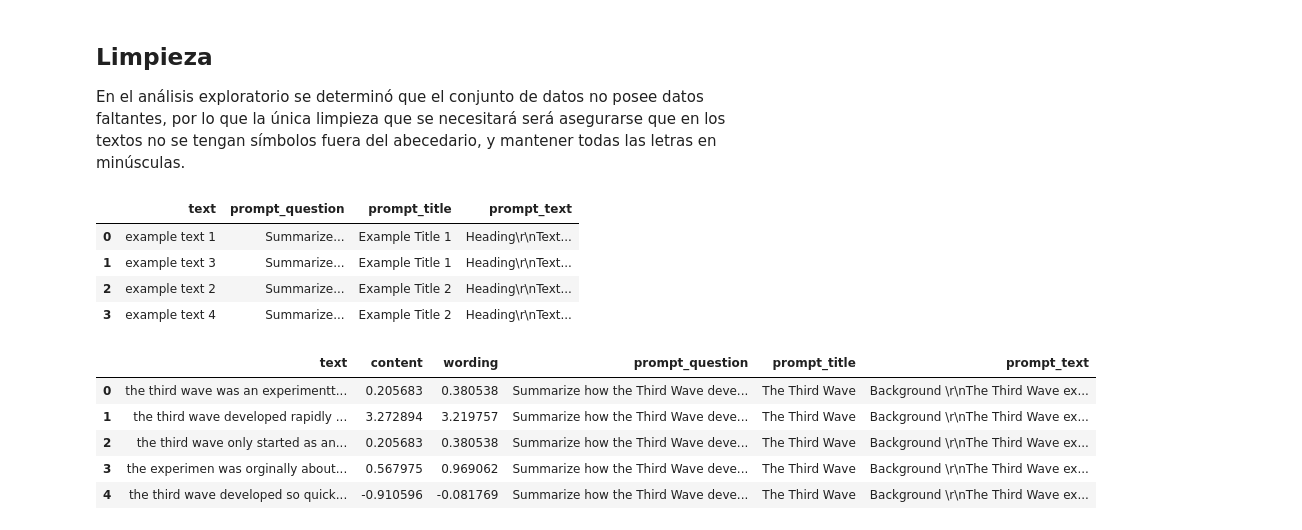
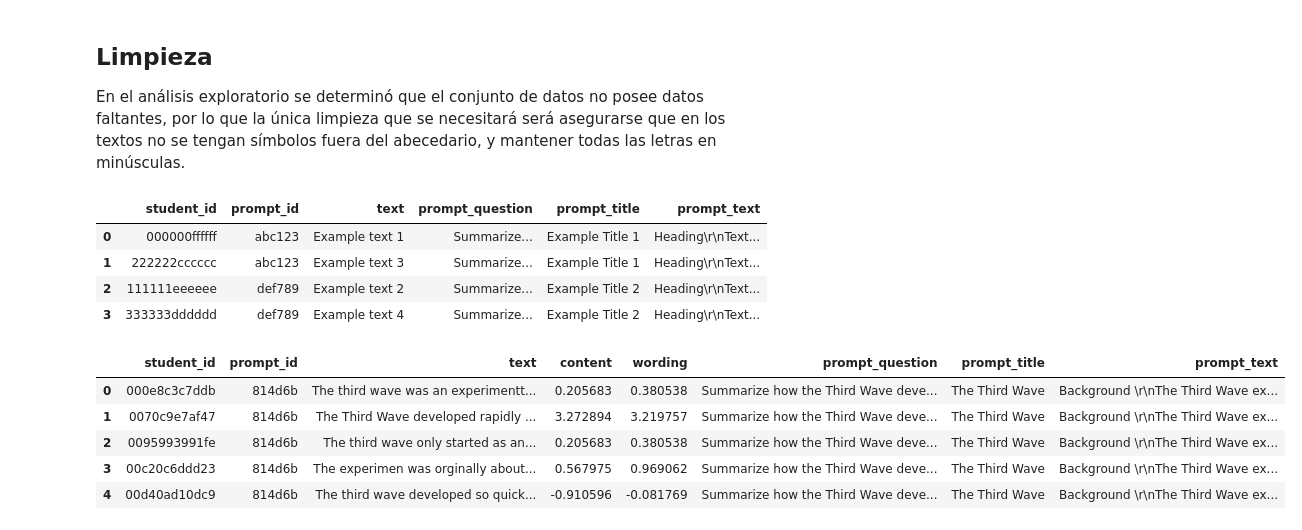
Before and after one commit to Kojimena/DS-P2, a Jupyter notebook: analisis_exploratorio.ipynb, the cells around one changed output. Drawn from its saved outputs; the diff is of its cells as text; code cells hidden in the pictures.

```diff
--- a/analisis_exploratorio.ipynb
+++ b/analisis_exploratorio.ipynb
@@ -296,27 +296,27 @@ memory usage: 324.0+ bytes
 
 En el análisis exploratorio se determinó que el conjunto de datos no posee datos faltantes, por lo que la única limpieza que se necesitará será asegurarse que en los textos no se tengan símbolos fuera del abecedario, y mantener todas las letras en minúsculas.
 # %%
-df_test['text'] = df_test['text'].str.replace('[^a-zA-Z0-9\s]', '', regex=True)
-df_test['text'] = df_test['text'].str.lower()
-df_test.drop(columns=['student_id', 'prompt_id'], inplace=True)
+#df_test['text'] = df_test['text'].str.replace('[^a-zA-Z0-9\s]', '', regex=True)
+#df_test['text'] = df_test['text'].str.lower()
+#f_test.drop(columns=['student_id', 'prompt_id'], inplace=True)
 
 df_test.head()
 # %% [output]
-|  | text | prompt_question | prompt_title | prompt_text |
-| 0 | example text 1 | Summarize... | Example Title 1 | Heading\r\nText... |
-| 1 | example text 3 | Summarize... | Example Title 1 | Heading\r\nText... |
-| 2 | example text 2 | Summarize... | Example Title 2 | Heading\r\nText... |
-| 3 | example text 4 | Summarize... | Example Title 2 | Heading\r\nText... |
+|  | student_id | prompt_id | text | prompt_question | prompt_title | prompt_text |
+| 0 | 000000ffffff | abc123 | Example text 1 | Summarize... | Example Title 1 | Heading\r\nText... |
+| 1 | 222222cccccc | abc123 | Example text 3 | Summarize... | Example Title 1 | Heading\r\nText... |
+| 2 | 111111eeeeee | def789 | Example text 2 | Summarize... | Example Title 2 | Heading\r\nText... |
+| 3 | 333333dddddd | def789 | Example text 4 | Summarize... | Example Title 2 | Heading\r\nText... |
 # %%
-df_train['text'] = df_train['text'].str.replace('[^a-zA-Z0-9\s]', '', regex=True)
-df_train['text'] = df_train['text'].str.lower()
-df_train.drop(columns=['student_id', 'prompt_id'], inplace=True)
+#df_train['text'] = df_train['text'].str.replace('[^a-zA-Z0-9\s]', '', regex=True)
+#df_train['text'] = df_train['text'].str.lower()
+#df_train.drop(columns=['prompt_id'], inplace=True)
 
 df_train.head()
 # %% [output]
-|  | text | content | wording | prompt_question | prompt_title | prompt_text |
-| 0 | the third wave was an experimentt... | 0.205683 | 0.380538 | Summarize how the Third Wave deve... | The Third Wave | Background \r\nThe Third Wave ex... |
-| 1 | the third wave developed rapidly ... | 3.272894 | 3.219757 | Summarize how the Third Wave deve... | The Third Wave | Background \r\nThe Third Wave ex... |
-| 2 | the third wave only started as an... | 0.205683 | 0.380538 | Summarize how the Third Wave deve... | The Third Wave | Background \r\nThe Third Wave ex... |
-| 3 | the experimen was orginally about... | 0.567975 | 0.969062 | Summarize how the Third Wave deve... | The Third Wave | Background \r\nThe Third Wave ex... |
-| 4 | the third wave developed so quick... | -0.910596 | -0.081769 | Summarize how the Third Wave deve... | The Third Wave | Background \r\nThe Third Wave ex... |
+|  | student_id | prompt_id | text | content | wording | prompt_question | prompt_title | prompt_text |
+| 0 | 000e8c3c7ddb | 814d6b | The third wave was an experimentt... | 0.205683 | 0.380538 | Summarize how the Third Wave deve... | The Third Wave | Background \r\nThe Third Wave ex... |
+| 1 | 0070c9e7af47 | 814d6b | The Third Wave developed rapidly ... | 3.272894 | 3.219757 | Summarize how the Third Wave deve... | The Third Wave | Background \r\nThe Third Wave ex... |
+| 2 | 0095993991fe | 814d6b | The third wave only started as an... | 0.205683 | 0.380538 | Summarize how the Third Wave deve... | The Third Wave | Background \r\nThe Third Wave ex... |
+| 3 | 00c20c6ddd23 | 814d6b | The experimen was orginally about... | 0.567975 | 0.969062 | Summarize how the Third Wave deve... | The Third Wave | Background \r\nThe Third Wave ex... |
+| 4 | 00d40ad10dc9 | 814d6b | The third wave developed so quick... | -0.910596 | -0.081769 | Summarize how the Third Wave deve... | The Third Wave | Background \r\nThe Third Wave ex... |
```
Also changed, not shown: parts of 10 cells of this notebook, 2 other files.
